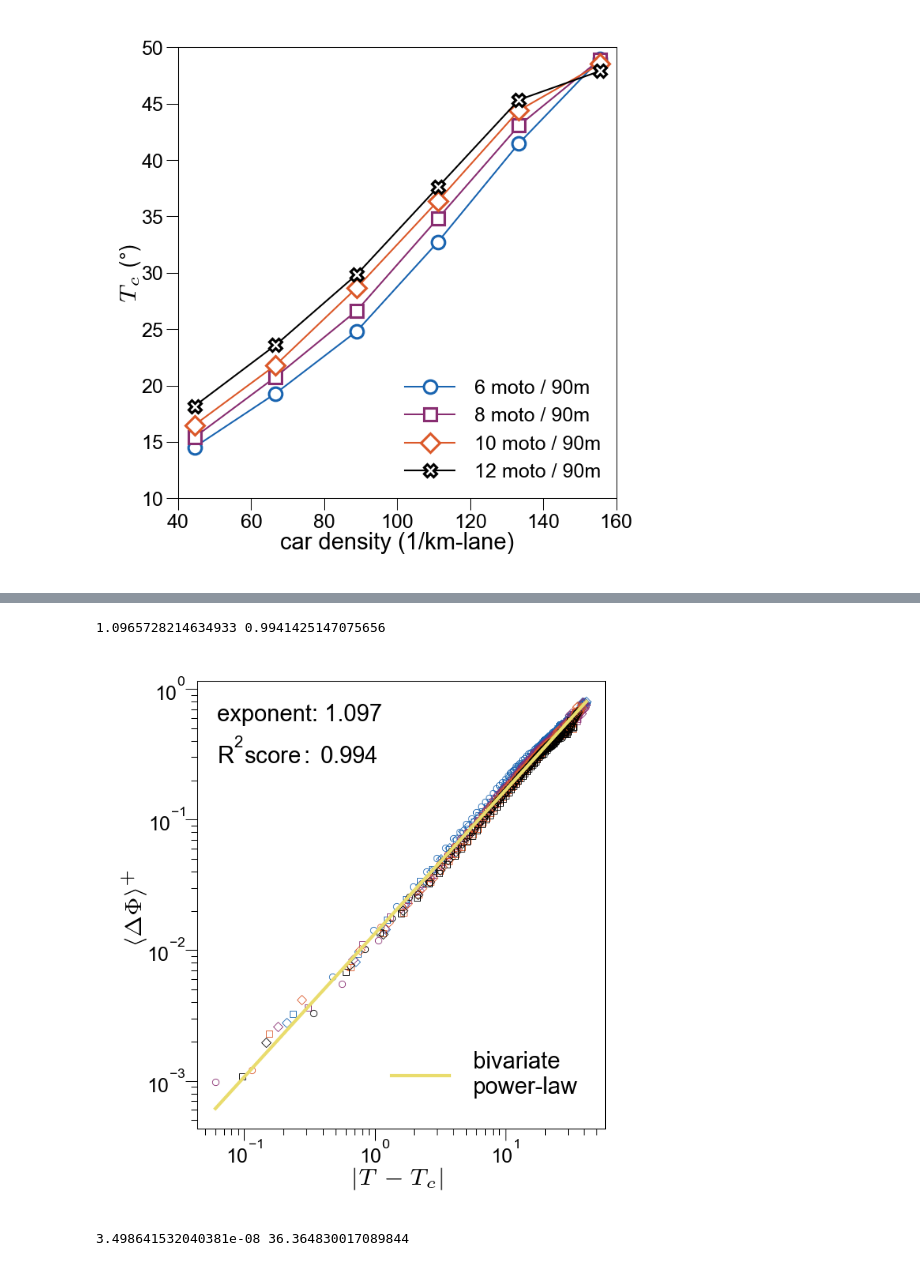
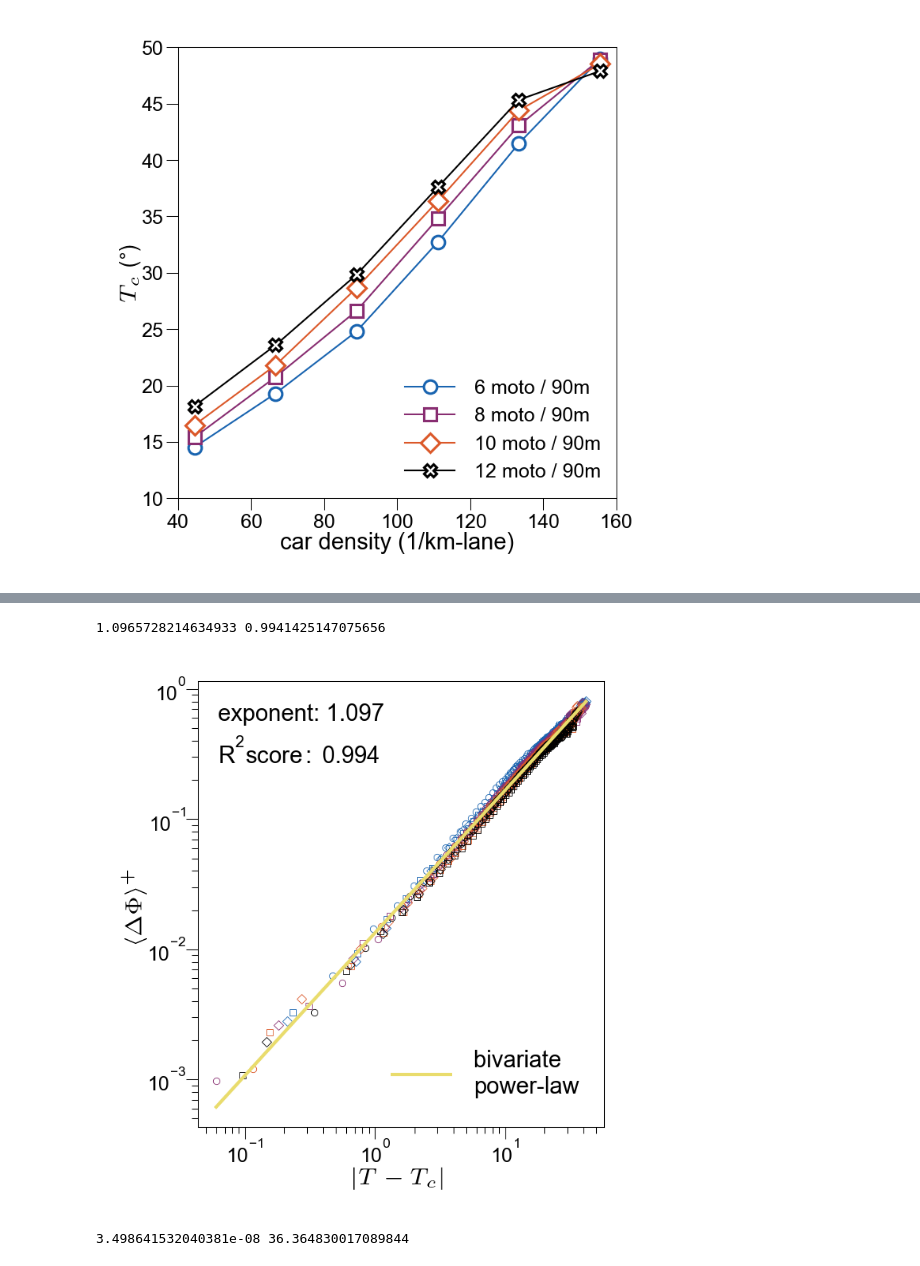
Before and after one commit to EPFL-ENAC/LUTS-pneuma-simulator, a Jupyter notebook: notebooks/figures.ipynb, the cells around one changed output, grey strips where cells are left out. Cells and saved outputs as stored; diff of their text form; code cells hidden in the pictures.

```diff
--- a/notebooks/figures.ipynb
+++ b/notebooks/figures.ipynb
@@ -65,7 +65,7 @@ yellow = "#E9DC6D"
 # %%
 path = "./output/"
 os.makedirs(path, exist_ok=True)
-with open(f"{path}results_r.json") as openfile:
+with open(f"{path}results_r2.json") as openfile:
     results = json.load(openfile)
 # %%
 in_path = "./input/"
@@ -639,14 +640,14 @@ def statistics(results, permutation, temperature_matrix):
         x, y, low, high = results[str(permutation)]["percolation"]
         x, y, low, high = array(x), array(y), array(low), array(high)
     except:
-        x, y, low, high, cumulant = results[str(permutation)]["percolation"]
-        x, y, low, high, cumulant = array(x), array(y), array(low), array(high), array(cumulant)
+        x, y, _, _, cumulant = results[str(permutation)]["percolation"]
+        x, y, cumulant = array(x), array(y), array(cumulant)
     # https://stackoverflow.com/questions/62525535/
-    yerr = np.array(list(zip(y - low, high - y))).T
+    # yerr = np.array(list(zip(y - low, high - y))).T
     x -= T_c
     try:
-        return x, y, yerr, cumulant, c, zorder, marker
+        return x, y, cumulant, c, zorder, marker
     except:
-        return (x, y, yerr, c, zorder, marker)
+        return (x, y, c, zorder, marker)
 # %%
 fig, ax = plt.subplots(figsize=(5.5 * params.cm, 5.5 * params.cm), dpi=300)
@@ -826,5 +803,7 @@ fig.tight_layout(pad=0)
 # %%
 fig, ax = plt.subplots(figsize=(5.5 * params.cm, 5.5 * params.cm), dpi=300)
+ms = 2
+lw = 0.25
 ax.set_aspect("equal")
 x_data = []
 y_data = []
@@ -871,36 +850,36 @@ ax.text(
     fontsize=7,
     transform=ax.transAxes,
 )
 ax.text(
     0.05,
     0.95,
     f"exponent: {slope:.3f}",
     ha="left",
     va="top",
     fontsize=7,
     transform=ax.transAxes,
 )
 
 ax.legend(
     frameon=False,
     borderpad=0,
     handletextpad=1,
     handlelength=2.5,
     fontsize=7,
     loc=2,
     bbox_to_anchor=(0.45, 0.2),
 )
 # ax.set_ylabel("order parameter", labelpad=0)
 # ax.set_xlabel("control parameter", labelpad=0)
 ax.set_ylabel("$\\langle \\Delta \\Phi \\rangle^+$", usetex=True, labelpad=0)
 ax.set_xlabel("$|T-T_c|$", usetex=True, labelpad=0)
 ax.tick_params(axis="x", pad=0)
 ax.tick_params(axis="y", pad=0)
-fig.tight_layout(pad=0)
-plt.savefig("./output/figures/power-law.pdf", format="pdf", transparent=True)
+fig.tight_layout(pad=0.1)
+# plt.savefig("./output/figures/power-law.pdf", format="pdf", transparent=True)
 # %% [output]
 1.0965728214634933 0.9941425147075656
-[figure, old version]
+[figure, new version]
 # %%
 permutation = (10, 10)
 x, y, low, high, _ = results[str(permutation)]["percolation"]
```
Also changed, not shown: parts of 5 cells of this notebook, 3 other files.
